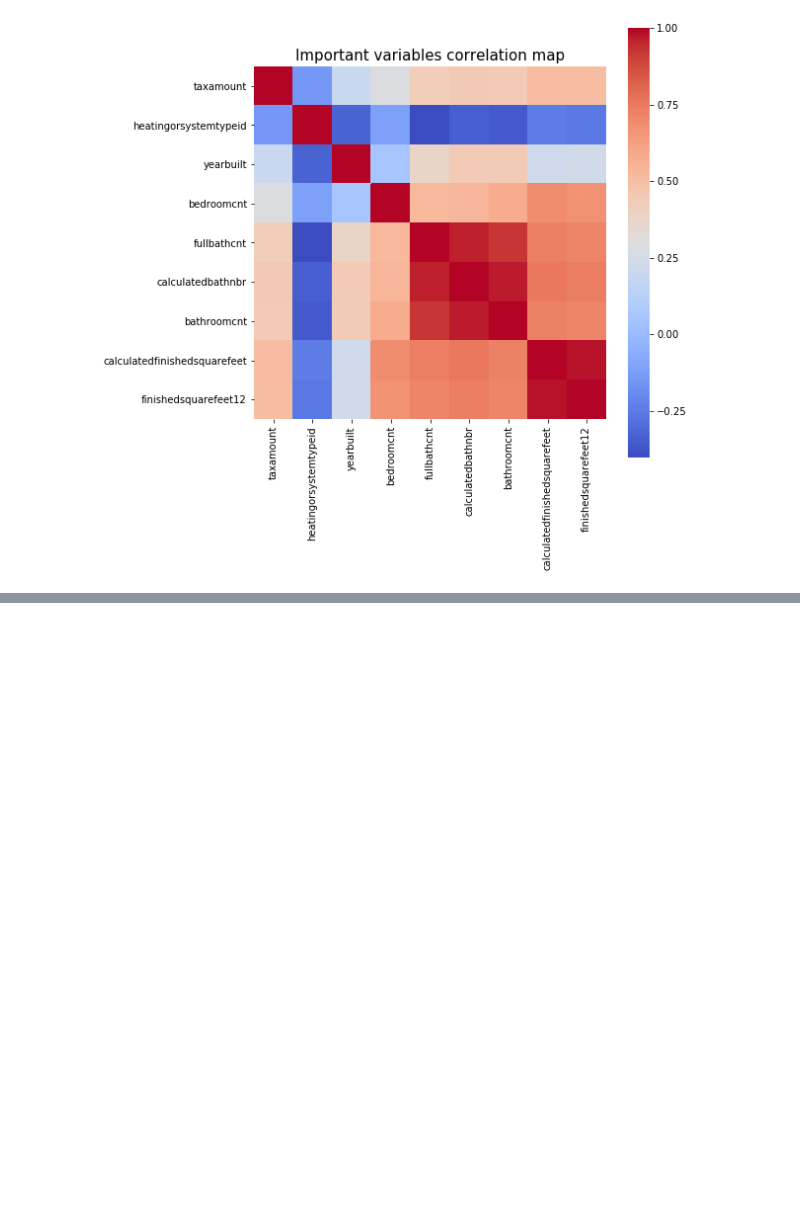
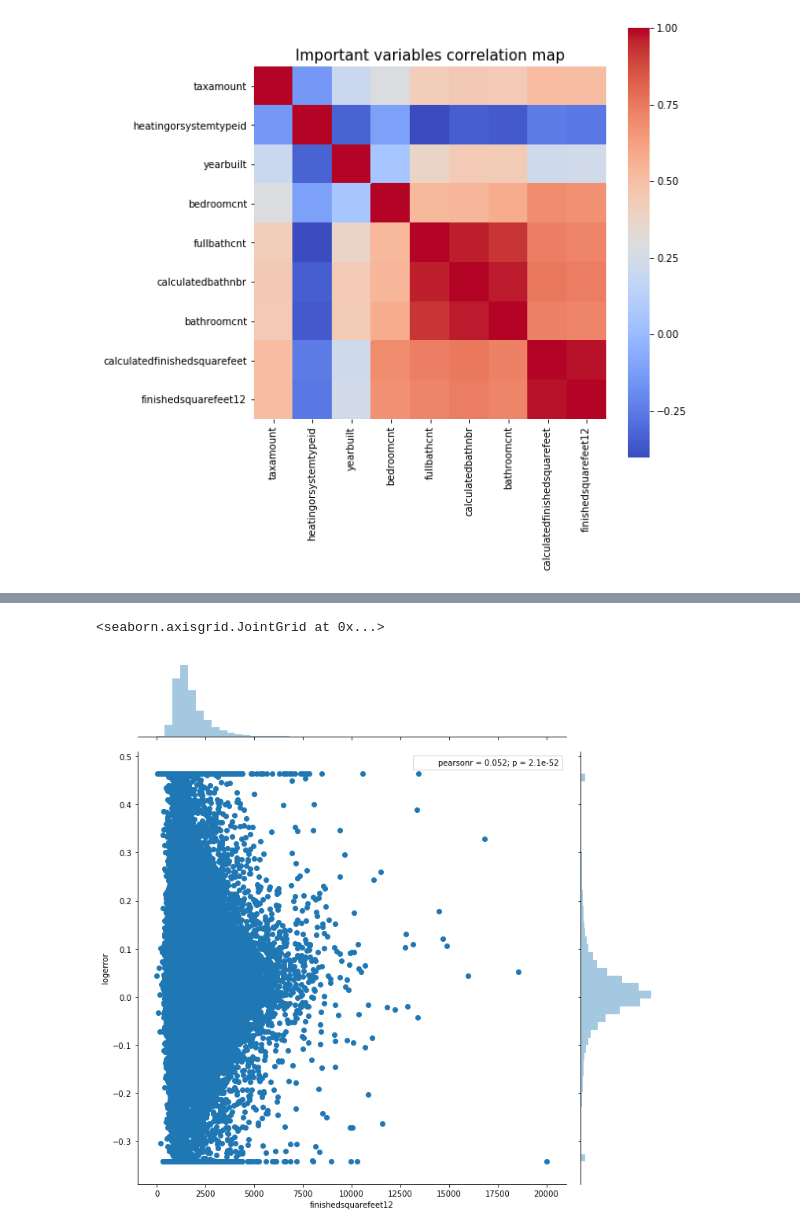
Before and after one commit to voyageth/kaggle, a Jupyter notebook: zillow/Simple Exploration Notebook - Zillow Prize.ipynb, the cells around one changed output, grey strips where cells are left out. Cells and saved outputs as stored; diff of their text form; code cells hidden in the pictures; blank space fills up the shorter version.

```diff
--- a/zillow/Simple Exploration Notebook - Zillow Prize.ipynb
+++ b/zillow/Simple Exploration Notebook - Zillow Prize.ipynb
@@ -327,0 +351,5 @@ col = 'finishedsquarefeet12'
+# %%
+sns.jointplot('finishedsquarefeet12', 'logerror', data=train_df, size=10)
+# %% [output]
+<seaborn.axisgrid.JointGrid at 0x...>
+[figure, added]
```
Also changed, not shown: parts of 15 cells of this notebook.
